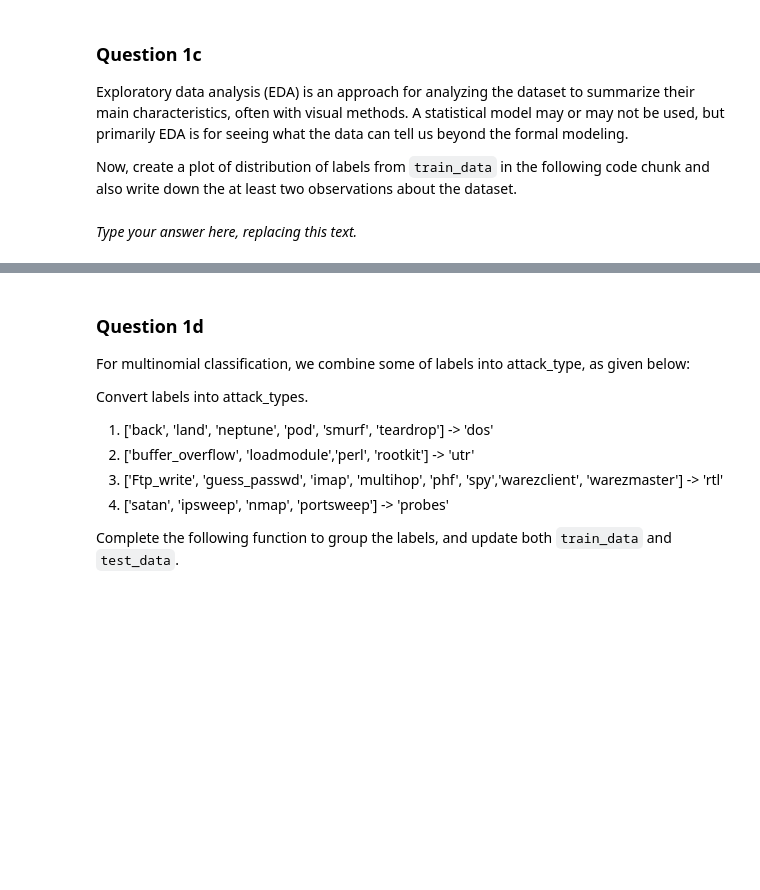
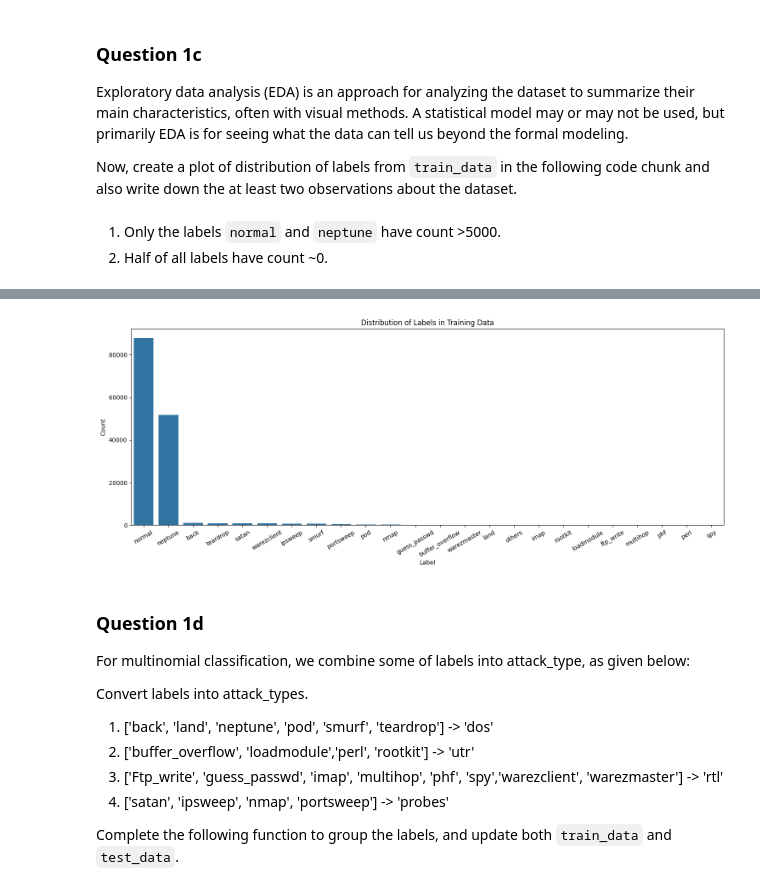
Before and after one commit to TheChroniclerr/CP322, a Jupyter notebook: Assignment_2.ipynb, the cells around one changed output, grey strips where cells are left out. Saved outputs shown, nothing was run; the diff lists cells and outputs as text; code cells hidden in the pictures; blank space fills up the shorter version.

```diff
--- a/Assignment_2.ipynb
+++ b/Assignment_2.ipynb
@@ -115,0 +146,11 @@ In the cell below,  drop the duplicate rows in out `train_data` and `test_data`.
+# %%
+# print duplicate rows
+print(train_data[train_data.duplicated()].index)
+print(test_data[test_data.duplicated()].index)
+
+train_data = train_data.drop_duplicates()
+test_data = test_data.drop_duplicates()
+
+# print result
+print(train_data[train_data.duplicated()].index)
+print(test_data[test_data.duplicated()].index)
@@ -119,16 +175,30 @@ In the cell below,  drop the duplicate rows in out `train_data` and `test_data`.
 Exploratory data analysis (EDA) is an approach for analyzing the dataset to summarize their main characteristics, often with visual methods. A statistical model may or may not be used, but primarily EDA is for seeing what the data can tell us beyond the formal modeling.
 
 Now, create a plot of distribution of labels from `train_data` in the following code chunk and also write down the at least two observations about the dataset.
-# %% [markdown]
-_Type your answer here, replacing this text._
+# %% [markdown]
+1. Only the labels `normal` and `neptune` have count >5000.
+2. Half of all labels have count ~0.
 # %% [markdown]
 <!-- BEGIN QUESTION -->
 # %%
 sns.set_color_codes()
 fig, ax1 = plt.subplots(1,1, figsize = (18,6))
-...
+
+sns.countplot(
+    data=train_data,
+    x='label',
+    order=train_data['label'].value_counts().index,
+    ax=ax1
+)
+
+ax1.set_title('Distribution of Labels in Training Data')
+ax1.set_xlabel('Label')
+ax1.set_ylabel('Count')
+
 plt.xticks(rotation=30)
 plt.draw()
+# %% [output]
+[figure, added]
 # %% [markdown]
 <!-- END QUESTION -->
 
```
Also changed, not shown: parts of 52 cells of this notebook.
